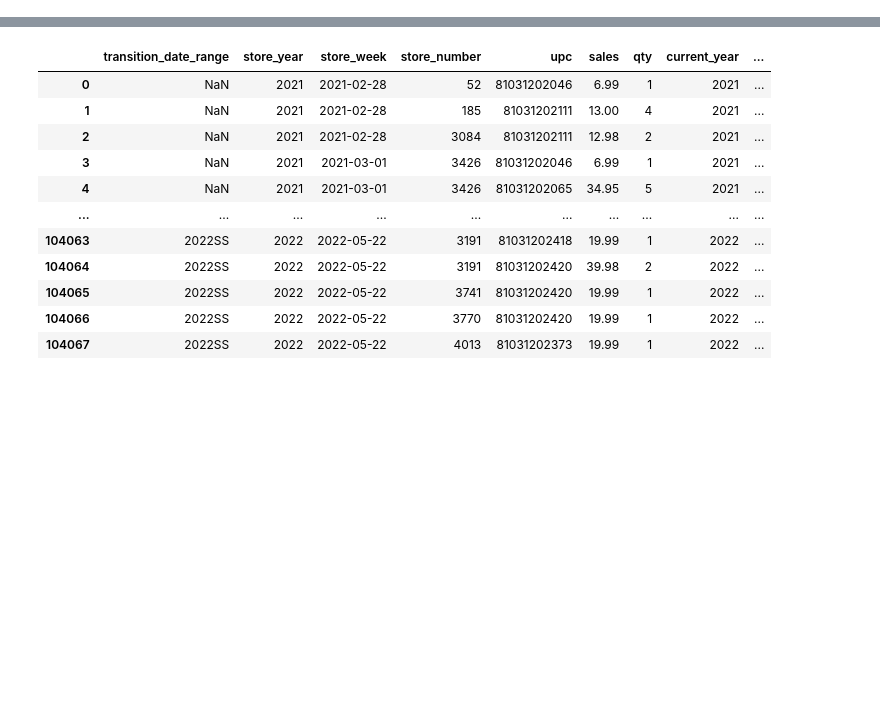
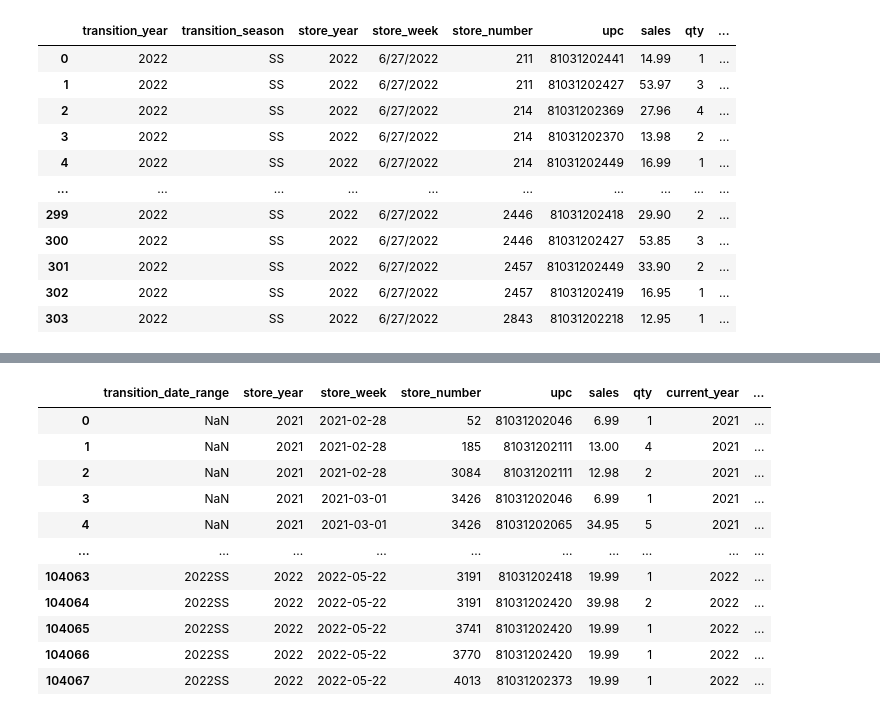
Before and after one commit to livethinktrade/Replenishment_Program, a Jupyter notebook: Replenishment/playground.ipynb, the cells around one changed output, grey strips where cells are left out. Saved outputs shown, nothing was run; the diff lists cells and outputs as text; code cells hidden in the pictures; blank space fills up the shorter version.

```diff
--- a/Replenishment/playground.ipynb
+++ b/Replenishment/playground.ipynb
@@ -186,0 +1,86 @@ order by store
+# %%
+import psycopg2
+import pandas.io.sql as psql
+import numpy as np
+from psycopg2.extensions import register_adapter, AsIs
+psycopg2.extensions.register_adapter(np.int64, psycopg2._psycopg.AsIs)
+import re
+import pandas as pd
+from datetime import datetime
+import datetime as dt
+
+current_year = 0
+current_week = 0
+
+
+file = 'kvat_sales.xlsx'
+
+old = pd.read_excel(f'{file}', skiprows=1)
+date = old.iloc[0, 4]
+
+A = datetime.strptime(date, '%m/%d/%Y')
+store_year = A.year
+
+
+# this is finding the current week for the stores
+# day = A.day
+# month = A.month
+# year = A.year
+
+# current_week = date(A).isocalendar()[1]
+
+# recreating data frame so I don't have to redefine the column names
+old = pd.read_excel(f'{file}', skiprows=3)
+
+
+old['qty'] = old['Units Sold'] + old['Units Sold.1'] + old['Units Sold.2'] + old['Units Sold.3'] + old[
+    'Units Sold.4'] + old['Units Sold.5'] + old['Units Sold.6']
+
+old['sales'] = old['Sales $'] + old['Sales $.1'] + old['Sales $.2'] + old['Sales $.3'] + old['Sales $.4'] + old[
+    'Sales $.5'] + old['Sales $.6']
+
+# drops last row due to grand total. after dropping it,
+# store numbers can be then converted to int values
+
+old.drop(old.tail(1).index, inplace=True)  # drop last n rows
+
+old['store_number'] = old['Store Number'].astype(float).astype(np.int64)
+
+# upc values are converted from float to int64 (db requires this data type)
+
+old['UPC'] = old['UPC'].astype(float).astype(np.int64)
+
+# seting transition date range and store_week values for data and store_type
+old['transition_year'] = transition_year
+old['transition_season'] = f'{transition_season}'
+
+old['store_week'] = date
+salesdata['store_week']= pd.to_datetime(salesdata['store_week'])
+date = old.loc[0, 'store_week']
+# current_week = date.week-1
+# current_year = date.year
+
+
+old['store_type'] = 'kvat'
+old['store_year'] = store_year
+old['current_year'] = current_year
+old['current_week'] = current_week
+
+old = old.rename(columns={'UPC': 'upc'})
+
+salesdata = old[['transition_year',
+                 'transition_season',
+                 'store_year',
+                 'store_week',
+                 'store_number',
+                 'upc',
+                 'sales',
+                 'qty',
+                 'current_year',
+                 'current_week',
+                 'store_type'
+
+                 ]]
+
+salesdata
+# %% [output]
@@ -186,0 +92,12 @@ order by store
+|  | transition_year | transition_season | store_year | store_week | store_number | upc | sales | qty | ... |
+| 0 | 2022 | SS | 2022 | 6/27/2022 | 211 | 81031202441 | 14.99 | 1 | ... |
+| 1 | 2022 | SS | 2022 | 6/27/2022 | 211 | 81031202427 | 53.97 | 3 | ... |
+| 2 | 2022 | SS | 2022 | 6/27/2022 | 214 | 81031202369 | 27.96 | 4 | ... |
+| 3 | 2022 | SS | 2022 | 6/27/2022 | 214 | 81031202370 | 13.98 | 2 | ... |
+| 4 | 2022 | SS | 2022 | 6/27/2022 | 214 | 81031202449 | 16.99 | 1 | ... |
+| ... | ... | ... | ... | ... | ... | ... | ... | ... | ... |
+| 299 | 2022 | SS | 2022 | 6/27/2022 | 2446 | 81031202418 | 29.90 | 2 | ... |
+| 300 | 2022 | SS | 2022 | 6/27/2022 | 2446 | 81031202427 | 53.85 | 3 | ... |
+| 301 | 2022 | SS | 2022 | 6/27/2022 | 2457 | 81031202449 | 33.90 | 2 | ... |
+| 302 | 2022 | SS | 2022 | 6/27/2022 | 2457 | 81031202419 | 16.95 | 1 | ... |
+| 303 | 2022 | SS | 2022 | 6/27/2022 | 2843 | 81031202218 | 12.95 | 1 | ... |
```
Also changed, not shown: parts of 14 cells of this notebook, 9 other files.
